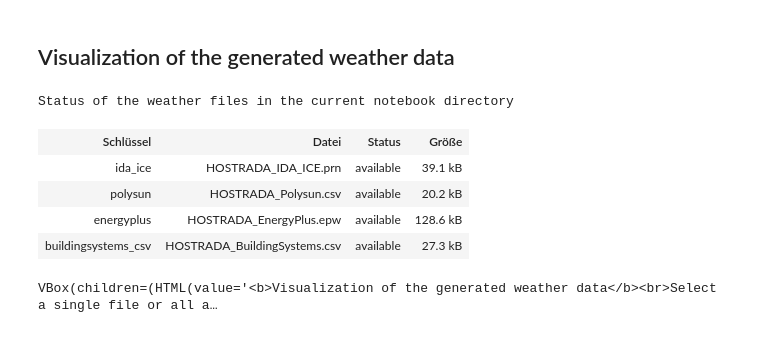
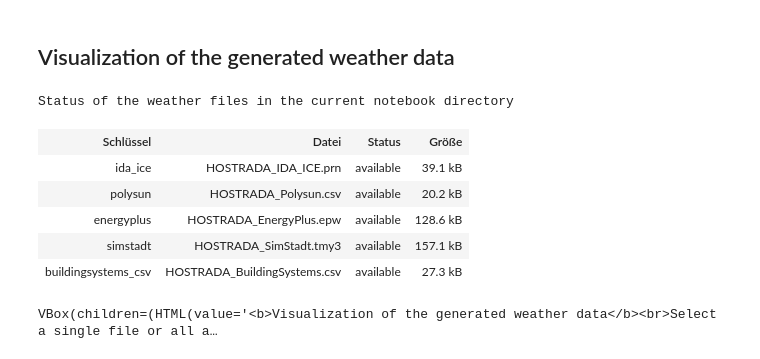
Before and after one commit to UdK-VPT/hostrada4py, a Jupyter notebook: hostradaGenerateWeatherFiles.ipynb, the cells around one changed output. Cells and saved outputs as stored; diff of their text form; code cells hidden in the pictures.

Commit message:
Weather data generation for SimStadt added

```diff
--- a/hostradaGenerateWeatherFiles.ipynb
+++ b/hostradaGenerateWeatherFiles.ipynb
@@ -485,6 +535,18 @@ def _read_energyplus_weather(path):
     }), "W/m²"
 
 
+def _read_simstadt_tmy3_weather(path):
+    path = Path(path)
+    df = pd.read_csv(path, skiprows=1)
+    temperature_col = "Dry-bulb (C)" if "Dry-bulb (C)" in df.columns else df.columns[31]
+    radiation_col = "GHI (W/m^2)" if "GHI (W/m^2)" in df.columns else df.columns[4]
+    return pd.DataFrame({
+        "time": _hourly_index(len(df)),
+        "temperature_C": pd.to_numeric(df[temperature_col], errors="coerce"),
+        "global_radiation": pd.to_numeric(df[radiation_col], errors="coerce"),
+    }), "W/m²"
+
+
 def _read_buildingsystems_csv_weather(path):
     path = Path(path)
     columns = [
@@ -527,6 +589,12 @@ WEATHER_FILE_CONFIGS = {
         "file_name": "HOSTRADA_EnergyPlus.epw",
         "reader": _read_energyplus_weather,
         "title": "EnergyPlus: Outdoor air temperature and global radiation",
+    },
+    "simstadt": {
+        "label": "SimStadt (*.tmy3)",
+        "file_name": "HOSTRADA_SimStadt.tmy3",
+        "reader": _read_simstadt_tmy3_weather,
+        "title": "SimStadt: Outdoor air temperature and global radiation",
     },
     "buildingsystems_csv": {
         "label": "BuildingSystems CSV (*.csv)",
@@ -623,7 +691,7 @@ def display_plotly_html(fig):
 
 
 def plot_weather_file(file_key):
-    """Display one weather file by key: ida_ice, polysun, energyplus, buildingsystems_csv."""
+    """Display one weather file by key: ida_ice, polysun, energyplus, simstadt, buildingsystems_csv."""
     fig = create_weather_timeseries_figure(file_key)
     display_plotly_html(fig)
     return fig
@@ -709,32 +777,33 @@ def display_weather_file_selector():
                 try:
                     plot_weather_file(dropdown.value)
                 except Exception as exc:
                     cfg = WEATHER_FILE_CONFIGS[dropdown.value]
                     display(HTML(
                         f"<b>{cfg['file_name']}</b> kann noch nicht dargestellt werden.<br>"
                         f"{exc}"
                     ))
 
     button.on_click(_render_selection)
     ui = widgets.VBox([
         widgets.HTML(
             "<b>Visualization of the generated weather data</b><br>"
             "Select a single file or all available files. "
         ),
         widgets.HBox([dropdown, button]),
         output,
     ])
     globals()["weather_file_selector_ui"] = ui
     display(ui)
     _render_selection()
     return None
 
 _weather_file_selector_result = display_weather_file_selector()
 # %% [output]
 Status of the weather files in the current notebook directory
 | Schlüssel | Datei | Status | Größe |
 | ida_ice | HOSTRADA_IDA_ICE.prn | available | 39.1 kB |
 | polysun | HOSTRADA_Polysun.csv | available | 20.2 kB |
 | energyplus | HOSTRADA_EnergyPlus.epw | available | 128.6 kB |
+| simstadt | HOSTRADA_SimStadt.tmy3 | available | 157.1 kB |
 | buildingsystems_csv | HOSTRADA_BuildingSystems.csv | available | 27.3 kB |
 VBox(children=(HTML(value='<b>Visualization of the generated weather data</b><br>Select a single file or all a…
```
Also changed, not shown: parts of 5 cells of this notebook, 4 other files.
